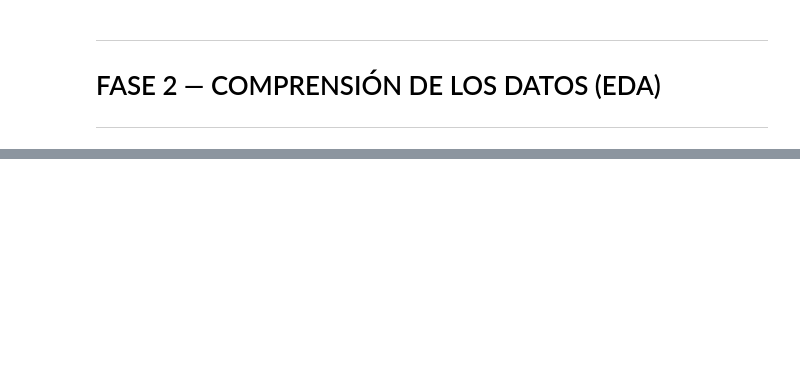
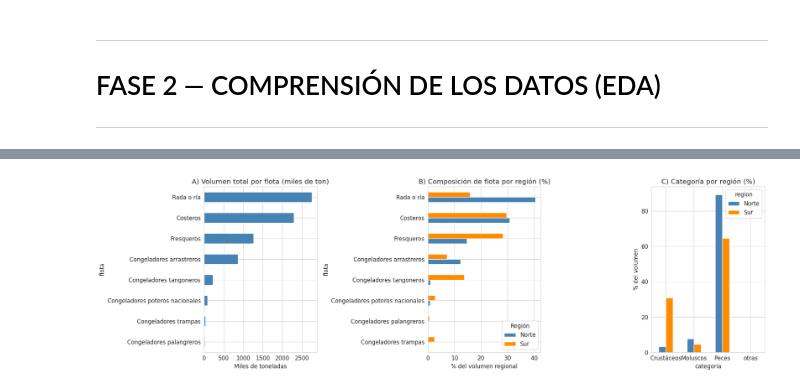
Before and after one commit to brandonOrellana/Trabajo_Integrador_Grupo_6, a Jupyter notebook: Trabajo_Integrador_Grupo_6.ipynb, the cells around one changed output, grey strips where cells are left out. Cells and saved outputs as stored; diff of their text form; code cells hidden in the pictures; blank space fills up the shorter version.

```diff
--- a/Trabajo_Integrador_Grupo_6.ipynb
+++ b/Trabajo_Integrador_Grupo_6.ipynb
@@ -500,0 +484,33 @@ print(f"  Registros sin lag_12 (se eliminarán): {df['lag_12'].isna().sum():,}")
+# %%
+# ============================================================
+# 2.4 — DISTRIBUCIÓN POR FLOTA Y CATEGORÍA
+# ============================================================
+
+fig, axes = plt.subplots(1, 3, figsize=(20, 6))
+
+# A) Volumen por flota
+vol_flota = df_valido.groupby('flota')['captura'].sum().sort_values(ascending=True) / 1e6
+vol_flota.plot(kind='barh', ax=axes[0], color='steelblue')
+axes[0].set_title('A) Volumen total por flota (miles de ton)')
+axes[0].set_xlabel('Miles de toneladas')
+
+# B) Flota por región (proporción)
+ct = pd.crosstab(df_valido['flota'], df_valido['region'], values=df_valido['captura'],
+                  aggfunc='sum', normalize='columns') * 100
+ct = ct.sort_values('Norte', ascending=True)
+ct.plot(kind='barh', stacked=False, ax=axes[1], color=['steelblue', 'darkorange'])
+axes[1].set_title('B) Composición de flota por región (%)')
+axes[1].set_xlabel('% del volumen regional')
+axes[1].legend(title='Región')
+
+# C) Categoría por región
+ct2 = pd.crosstab(df_valido['categoria'], df_valido['region'], values=df_valido['captura'],
+                   aggfunc='sum', normalize='columns') * 100
+ct2.plot(kind='bar', ax=axes[2], color=['steelblue', 'darkorange'], rot=0)
+axes[2].set_title('C) Categoría por región (%)')
+axes[2].set_ylabel('% del volumen')
+
+plt.tight_layout()
+plt.show()
+# %% [output]
+[figure, added]
```
Also changed, not shown: parts of 39 cells of this notebook, 1 other file.
